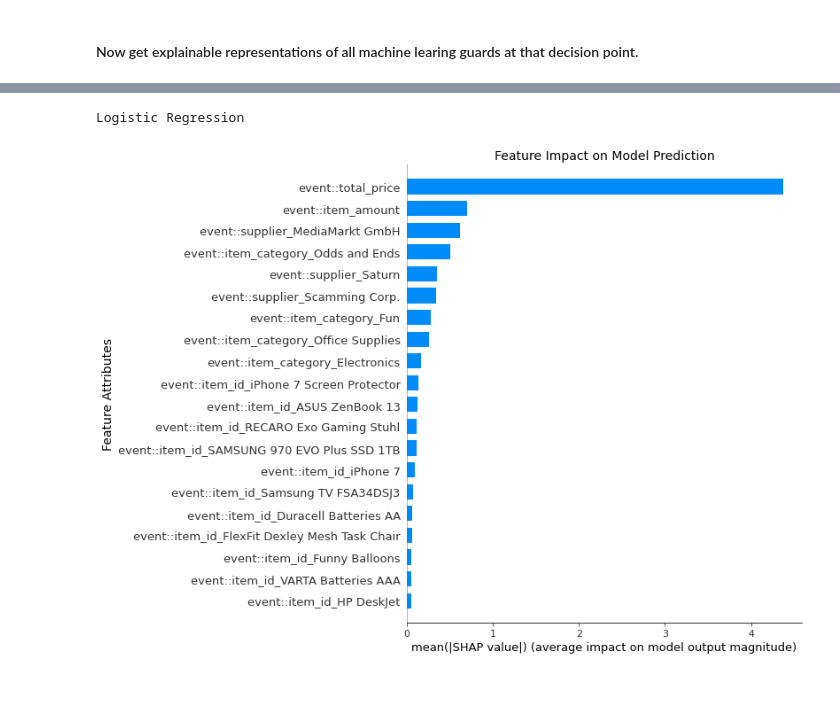
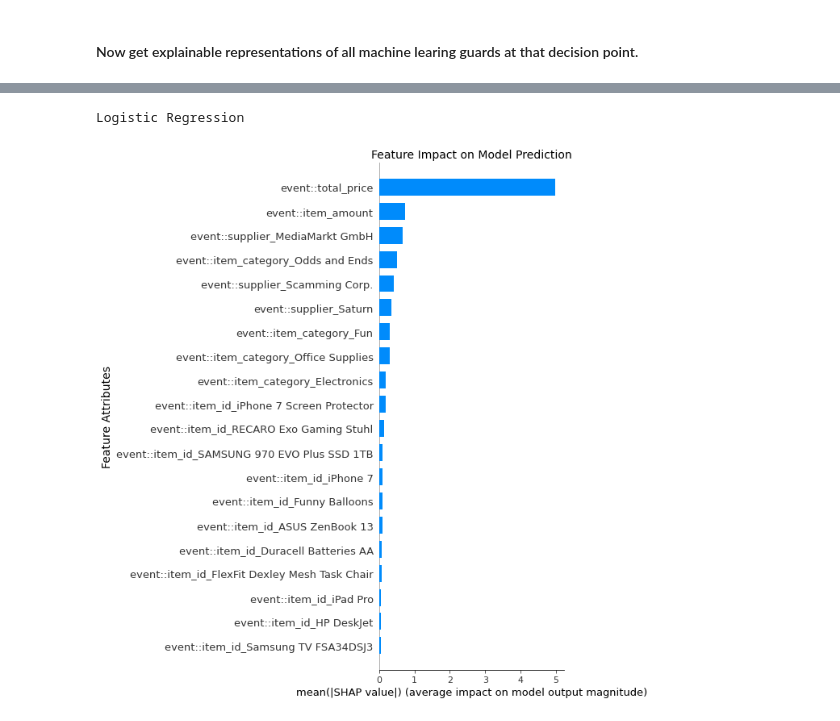
Before and after one commit to aarkue/eXdpn, a Jupyter notebook: docs/dpn_example.ipynb, the cells around one changed output, grey strips where cells are left out. Drawn from its saved outputs; the diff is of its cells as text; code cells hidden in the pictures; blank space fills up the shorter version.

```diff
--- a/docs/dpn_example.ipynb
+++ b/docs/dpn_example.ipynb
@@ -91,8 +94,8 @@ Neural Network
 # %%
 lr_guard = dpn_base.guard_manager_per_place[decision_point].guards_list[ML_Technique.LR]
 if lr_guard.is_explainable():
     print("Logistic Regression")
-    lr_guard.get_explainable_representation(dpn_base.guard_manager_per_place[decision_point].X_test)
+    lr_guard.get_explainable_representation(dpn_base.guard_manager_per_place[decision_point].df_X)
 # %% [output]
 Logistic Regression
-[figure, old version]
+[figure, new version]
```
Also changed, not shown: parts of 6 cells of this notebook, 2 other files.
